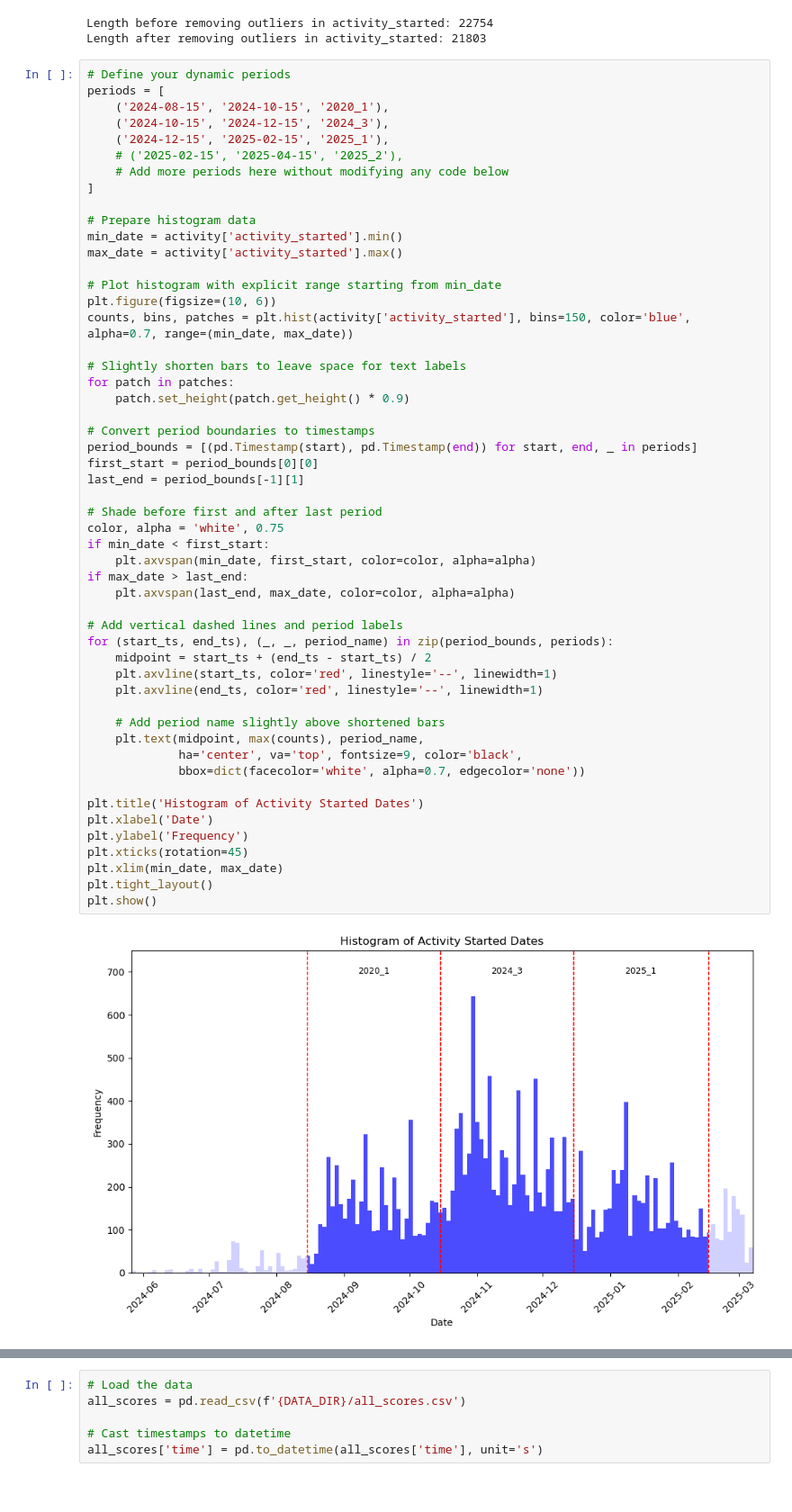
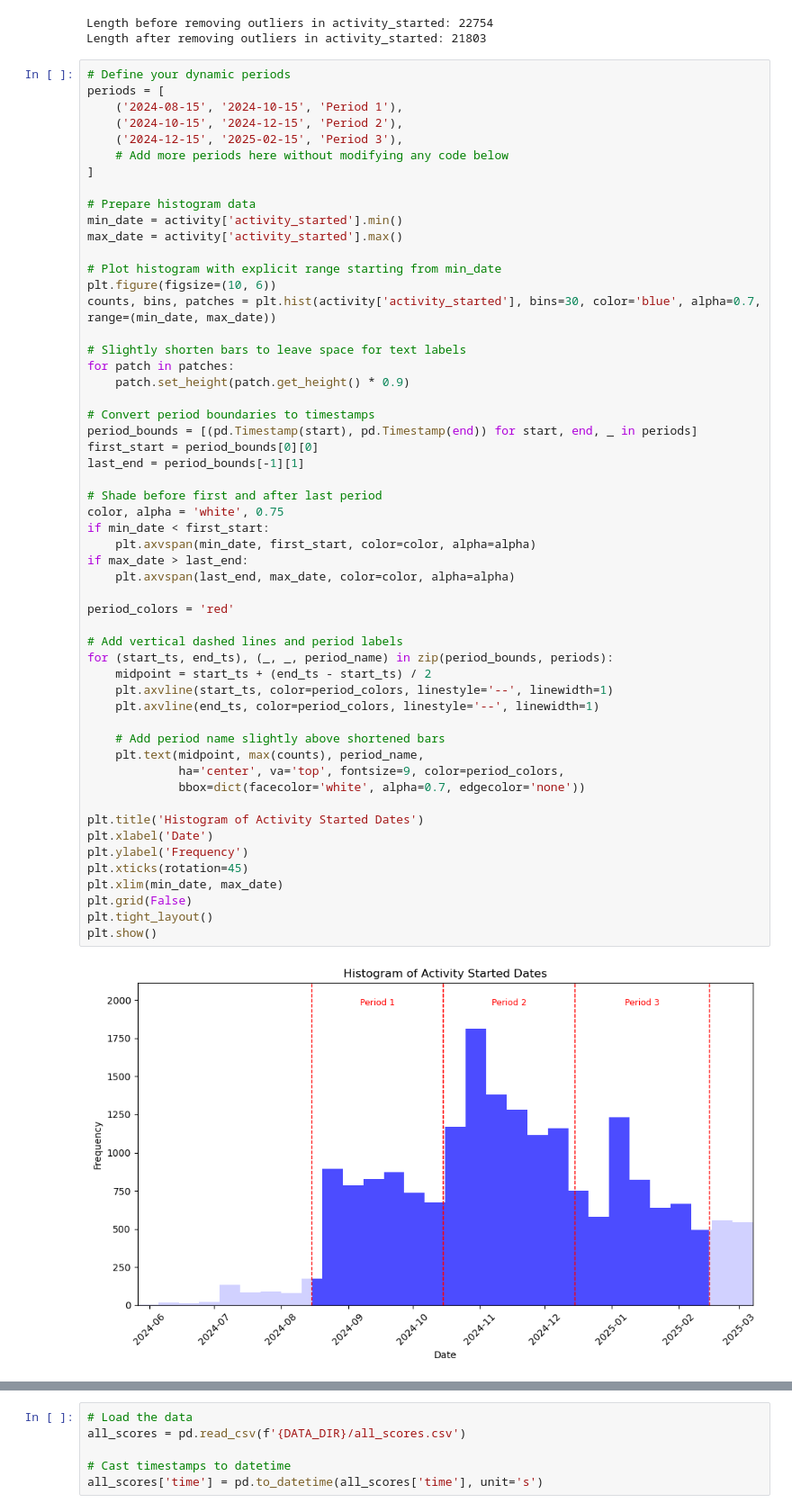
Before and after one commit to malenraychev/BigMMMBehaviour, a Jupyter notebook: m4_MMM_copy.ipynb, the cells around one changed output, grey strips where cells are left out. Shown: that part at 90% size. Cells and saved outputs as stored; diff of their text form.

```diff
--- a/m4_MMM_copy.ipynb
+++ b/m4_MMM_copy.ipynb
@@ -139,10 +129,9 @@ Length after removing outliers in activity_started: 21803
 # %%
 # Define your dynamic periods
 periods = [
-    ('2024-08-15', '2024-10-15', '2020_1'),
-    ('2024-10-15', '2024-12-15', '2024_3'),
-    ('2024-12-15', '2025-02-15', '2025_1'),
-    # ('2025-02-15', '2025-04-15', '2025_2'),
+    ('2024-08-15', '2024-10-15', 'Period 1'),
+    ('2024-10-15', '2024-12-15', 'Period 2'),
+    ('2024-12-15', '2025-02-15', 'Period 3'),
     # Add more periods here without modifying any code below
 ]
 
@@ -152,44 +141,47 @@ max_date = activity['activity_started'].max()
 
 # Plot histogram with explicit range starting from min_date
 plt.figure(figsize=(10, 6))
-counts, bins, patches = plt.hist(activity['activity_started'], bins=150, color='blue', alpha=0.7, range=(min_date, max_date))
+counts, bins, patches = plt.hist(activity['activity_started'], bins=30, color='blue', alpha=0.7, range=(min_date, max_date))
 
 # Slightly shorten bars to leave space for text labels
 for patch in patches:
     patch.set_height(patch.get_height() * 0.9)
 
 # Convert period boundaries to timestamps
 period_bounds = [(pd.Timestamp(start), pd.Timestamp(end)) for start, end, _ in periods]
 first_start = period_bounds[0][0]
 last_end = period_bounds[-1][1]
 
 # Shade before first and after last period
 color, alpha = 'white', 0.75
 if min_date < first_start:
     plt.axvspan(min_date, first_start, color=color, alpha=alpha)
 if max_date > last_end:
     plt.axvspan(last_end, max_date, color=color, alpha=alpha)
 
+period_colors = 'red'
+
 # Add vertical dashed lines and period labels
 for (start_ts, end_ts), (_, _, period_name) in zip(period_bounds, periods):
     midpoint = start_ts + (end_ts - start_ts) / 2
-    plt.axvline(start_ts, color='red', linestyle='--', linewidth=1)
-    plt.axvline(end_ts, color='red', linestyle='--', linewidth=1)
+    plt.axvline(start_ts, color=period_colors, linestyle='--', linewidth=1)
+    plt.axvline(end_ts, color=period_colors, linestyle='--', linewidth=1)
 
     # Add period name slightly above shortened bars
     plt.text(midpoint, max(counts), period_name,
-             ha='center', va='top', fontsize=9, color='black',
+             ha='center', va='top', fontsize=9, color=period_colors,
              bbox=dict(facecolor='white', alpha=0.7, edgecolor='none'))
 
 plt.title('Histogram of Activity Started Dates')
 plt.xlabel('Date')
 plt.ylabel('Frequency')
 plt.xticks(rotation=45)
 plt.xlim(min_date, max_date)
+plt.grid(False)
 plt.tight_layout()
 plt.show()
 # %% [output]
-[figure, old version]
+[figure, new version]
 # %%
 def create_user_activity_by_period(activity_df, periods):
     """
```
Also changed, not shown: parts of 9 cells of this notebook, 3 other files.
